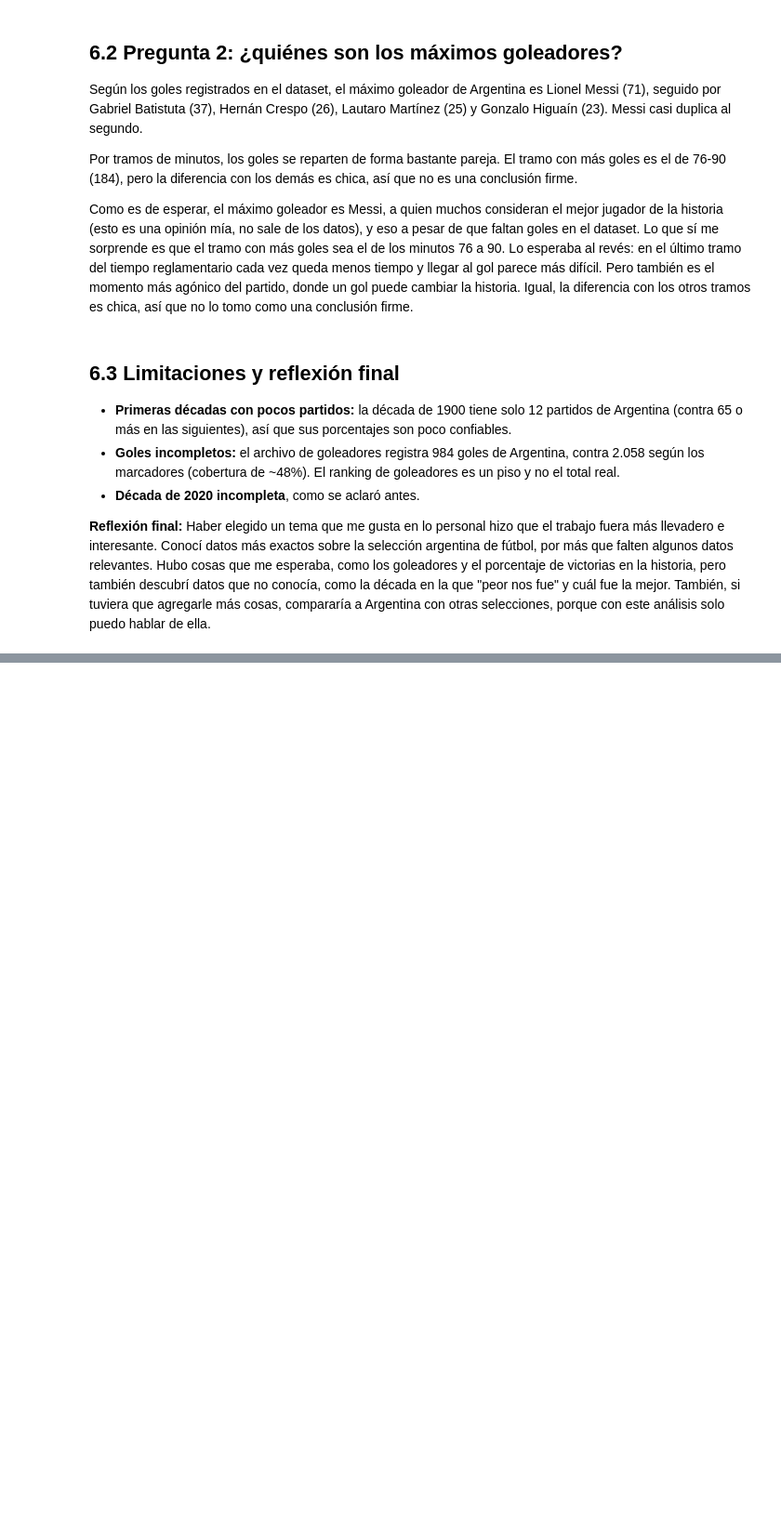
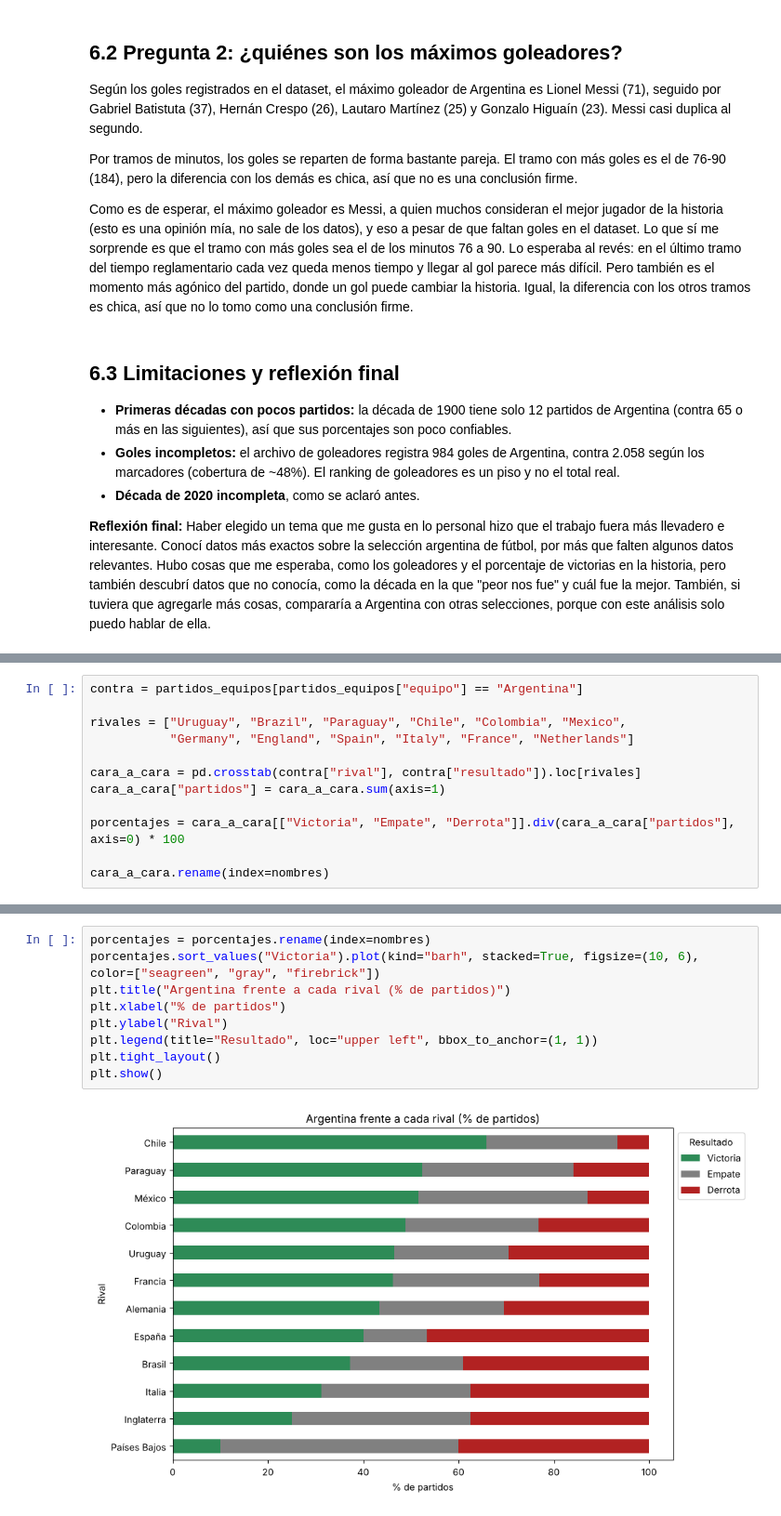
Before and after one commit to JanezSersen07/analisis-seleccion-argentina, a Jupyter notebook: analisis-argentina.ipynb, the cells around one changed output, grey strips where cells are left out. Shown at 93% size. Drawn from its saved outputs; the diff is of its cells as text; blank space fills up the shorter version.

```diff
--- a/analisis-argentina.ipynb
+++ b/analisis-argentina.ipynb
@@ -390,0 +588,12 @@ También, si tuviera que agregarle más cosas, compararía a Argentina con otras
+# %%
+contra = partidos_equipos[partidos_equipos["equipo"] == "Argentina"]
+
+rivales = ["Uruguay", "Brazil", "Paraguay", "Chile", "Colombia", "Mexico",
+           "Germany", "England", "Spain", "Italy", "France", "Netherlands"]
+
+cara_a_cara = pd.crosstab(contra["rival"], contra["resultado"]).loc[rivales]
+cara_a_cara["partidos"] = cara_a_cara.sum(axis=1)
+
+porcentajes = cara_a_cara[["Victoria", "Empate", "Derrota"]].div(cara_a_cara["partidos"], axis=0) * 100
+
+cara_a_cara.rename(index=nombres)
@@ -390,0 +615,11 @@ También, si tuviera que agregarle más cosas, compararía a Argentina con otras
+# %%
+porcentajes = porcentajes.rename(index=nombres)
+porcentajes.sort_values("Victoria").plot(kind="barh", stacked=True, figsize=(10, 6), color=["seagreen", "gray", "firebrick"])
+plt.title("Argentina frente a cada rival (% de partidos)")
+plt.xlabel("% de partidos")
+plt.ylabel("Rival")
+plt.legend(title="Resultado", loc="upper left", bbox_to_anchor=(1, 1))
+plt.tight_layout()
+plt.show()
+# %% [output]
+[figure, added]
```
Also changed, not shown: parts of 16 cells of this notebook, 1 other file.
